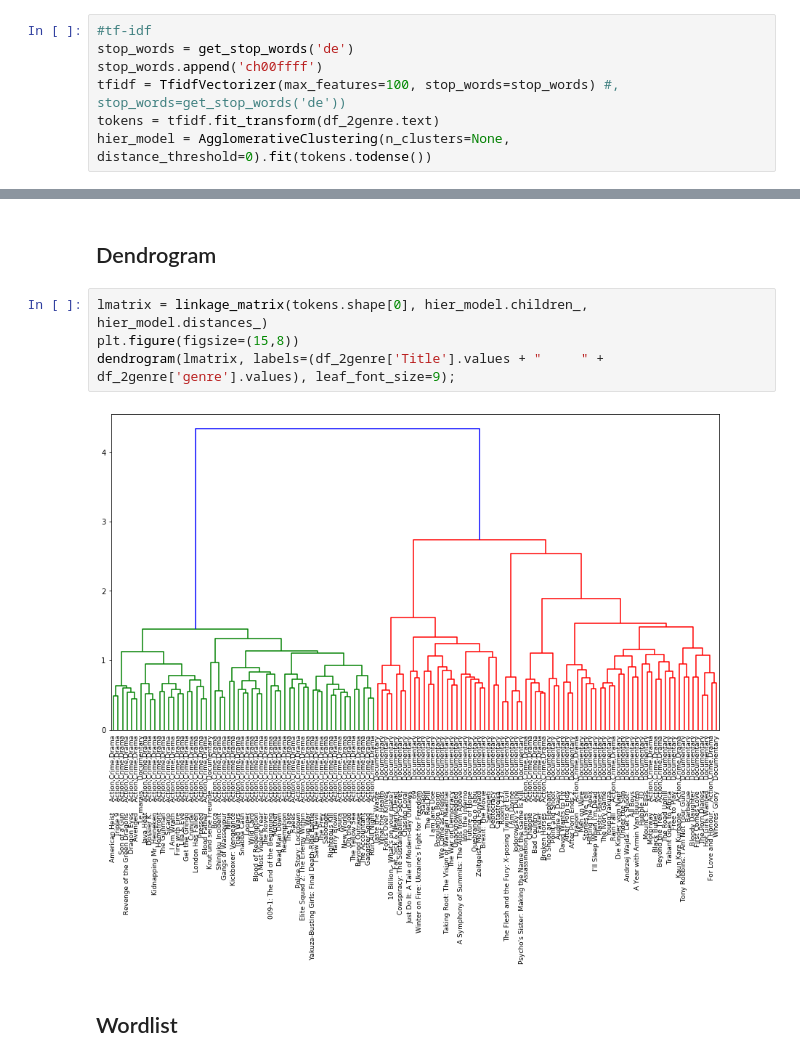
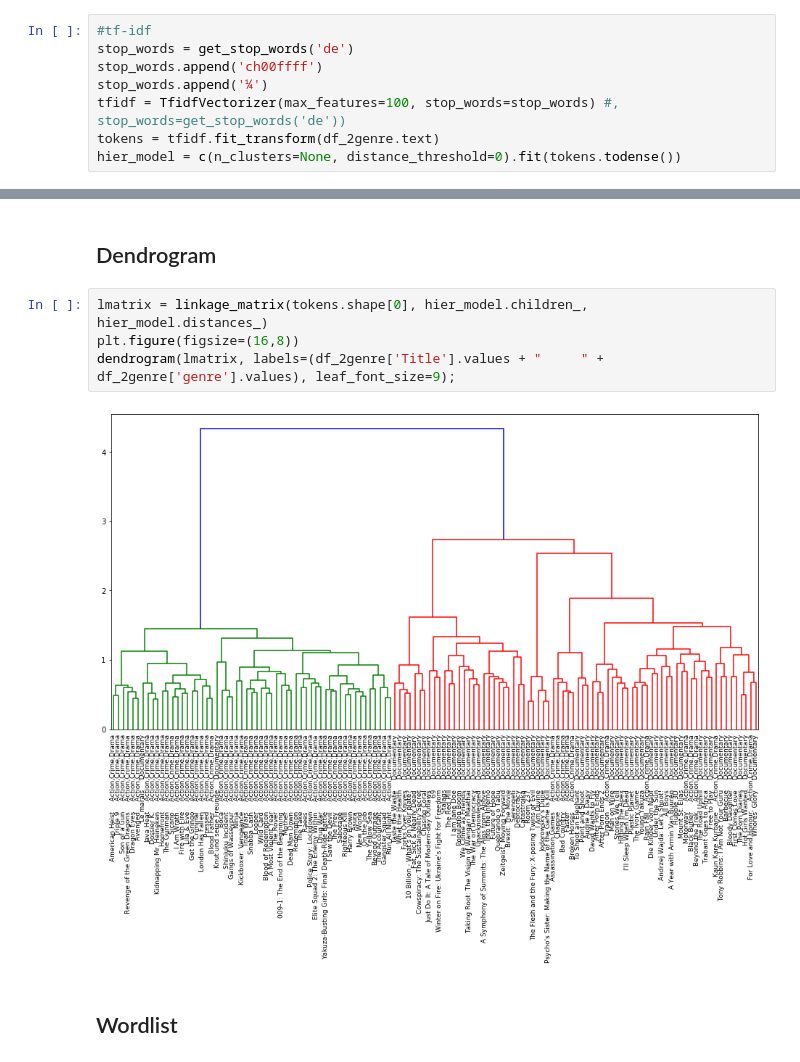
Before and after one commit to LennartKeller/SubtitleClustering, a Jupyter notebook: notebooks/final/Hierarchisches_Cluster_Auswertung.ipynb, the cells around one changed output, grey strips where cells are left out. Cells and saved outputs as stored; diff of their text form.

```diff
--- a/notebooks/final/Hierarchisches_Cluster_Auswertung.ipynb
+++ b/notebooks/final/Hierarchisches_Cluster_Auswertung.ipynb
@@ -140,6 +163,7 @@ df_2genre = df[df.labelcolor != 'white']
 #tf-idf
 stop_words = get_stop_words('de')
 stop_words.append('ch00ffff')
+stop_words.append('¼')
 tfidf = TfidfVectorizer(max_features=100, stop_words=stop_words) #, stop_words=get_stop_words('de'))
 tokens = tfidf.fit_transform(df_2genre.text)
-hier_model = AgglomerativeClustering(n_clusters=None, distance_threshold=0).fit(tokens.todense())
+hier_model = c(n_clusters=None, distance_threshold=0).fit(tokens.todense())
@@ -147,10 +191,10 @@ hier_model = AgglomerativeClustering(n_clusters=None, distance_threshold=0).fit(
 ## Dendrogram
 # %%
 lmatrix = linkage_matrix(tokens.shape[0], hier_model.children_, hier_model.distances_)
-plt.figure(figsize=(15,8))
+plt.figure(figsize=(16,8))
 dendrogram(lmatrix, labels=(df_2genre['Title'].values + "     " + df_2genre['genre'].values), leaf_font_size=9);
 # %% [output]
-[figure, old version]
+[figure, new version]
 # %% [markdown]
 ## Wordlist
 # %%
```
Also changed, not shown: parts of 14 cells of this notebook, 1 other file.
